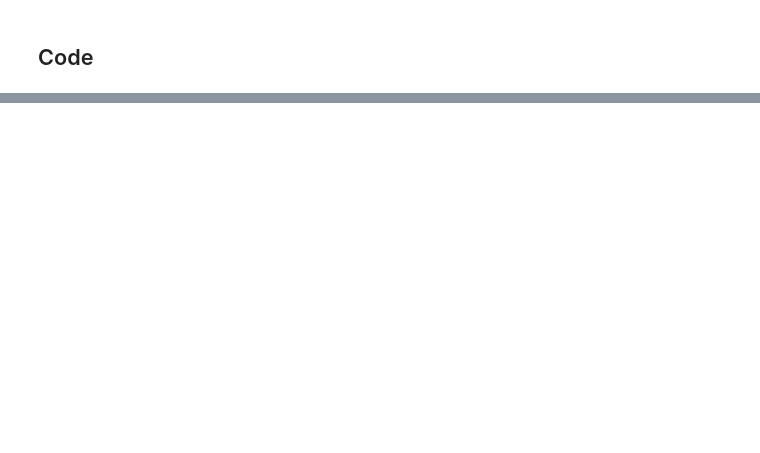
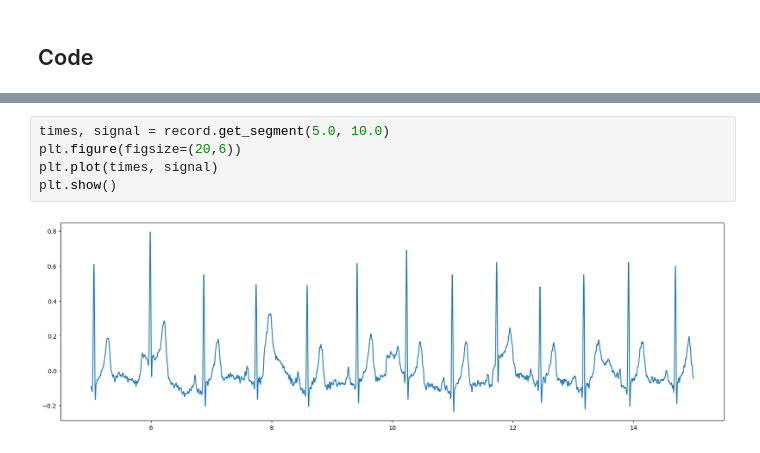
Before and after one commit to TerryBool/ecg_mcsharry, a Jupyter notebook: src/playground.ipynb, the cells around one changed output, grey strips where cells are left out. Cells and saved outputs as stored; diff of their text form; blank space fills up the shorter version.

```diff
--- a/src/playground.ipynb
+++ b/src/playground.ipynb
@@ -27,2 +20,9 @@ c:\Workspace\ASO2\ecg_mcsharry\Data\Person_01\rec_1
 [figure]
+# %%
+times, signal = record.get_segment(5.0, 10.0)
+plt.figure(figsize=(20,6))
+plt.plot(times, signal)
+plt.show()
+# %% [output]
+[figure, added]
 # %%
```
Also changed, not shown: parts of 10 cells of this notebook, 2 other files.
